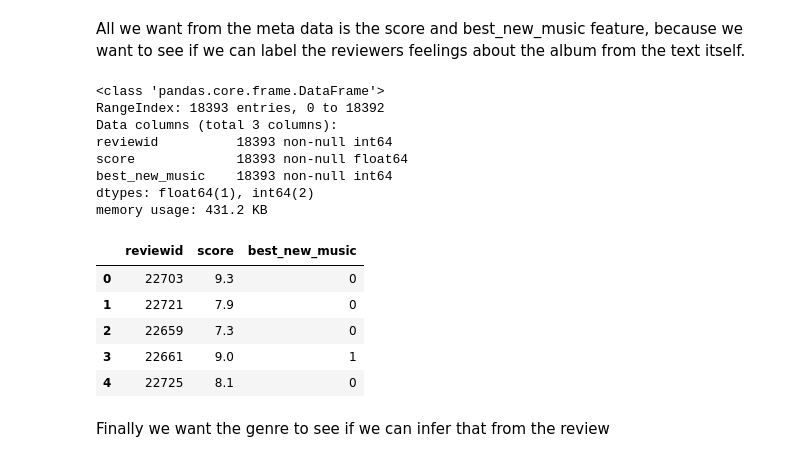
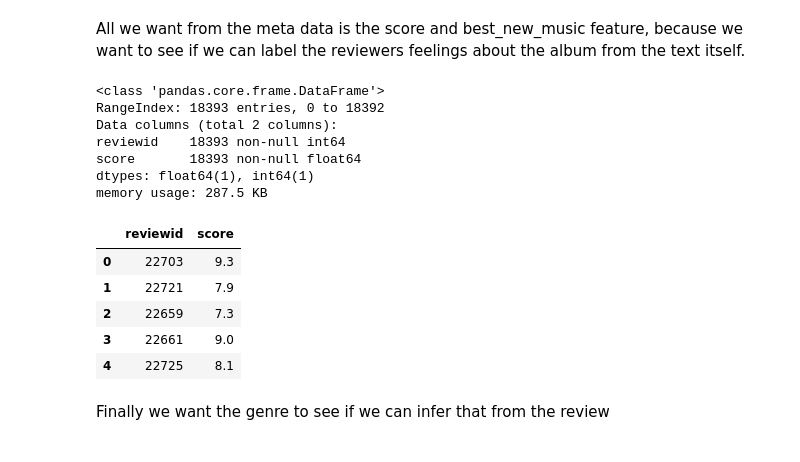
Before and after one commit to ncmatson/SMU_ML_Labs, a Jupyter notebook: 02smuml_lab/lab2.ipynb, the cells around one changed output. Saved outputs shown, nothing was run; the diff lists cells and outputs as text; code cells hidden in the pictures.

```diff
--- a/02smuml_lab/lab2.ipynb
+++ b/02smuml_lab/lab2.ipynb
@@ -60,24 +60,23 @@ memory usage: 1.8+ MB
 # %% [markdown]
 All we want from the meta data is the score and best_new_music feature, because we want to see if we can label the reviewers feelings about the album from the text itself.
 # %%
-meta.drop(['title','artist', 'url', 'author', 'author_type', 'pub_date', 'pub_weekday', 'pub_day', 'pub_month', 'pub_year'], axis=1, inplace=True)
+meta.drop(['title','artist', 'url', 'author', 'author_type', 'best_new_music', 'pub_date', 'pub_weekday', 'pub_day', 'pub_month', 'pub_year'], axis=1, inplace=True)
 meta.info()
 meta.head()
 # %% [output]
 <class 'pandas.core.frame.DataFrame'>
 RangeIndex: 18393 entries, 0 to 18392
-Data columns (total 3 columns):
-reviewid          18393 non-null int64
-score             18393 non-null float64
-best_new_music    18393 non-null int64
-dtypes: float64(1), int64(2)
-memory usage: 431.2 KB
+Data columns (total 2 columns):
+reviewid    18393 non-null int64
+score       18393 non-null float64
+dtypes: float64(1), int64(1)
+memory usage: 287.5 KB
-|  | reviewid | score | best_new_music |
-| 0 | 22703 | 9.3 | 0 |
-| 1 | 22721 | 7.9 | 0 |
-| 2 | 22659 | 7.3 | 0 |
-| 3 | 22661 | 9.0 | 1 |
-| 4 | 22725 | 8.1 | 0 |
+|  | reviewid | score |
+| 0 | 22703 | 9.3 |
+| 1 | 22721 | 7.9 |
+| 2 | 22659 | 7.3 |
+| 3 | 22661 | 9.0 |
+| 4 | 22725 | 8.1 |
 # %% [markdown]
 Finally we want the genre to see if we can infer that from the review
 # %%
```
Also changed, not shown: parts of 70 cells of this notebook.
